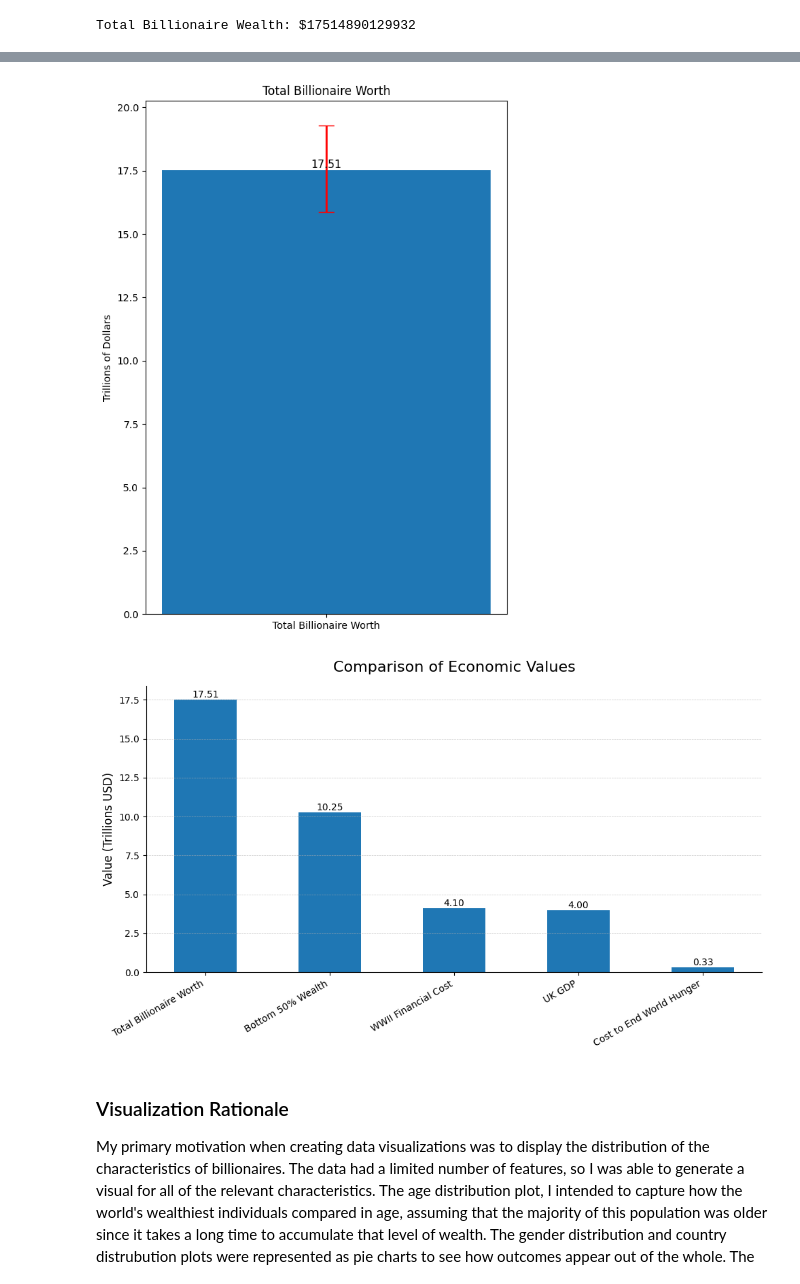
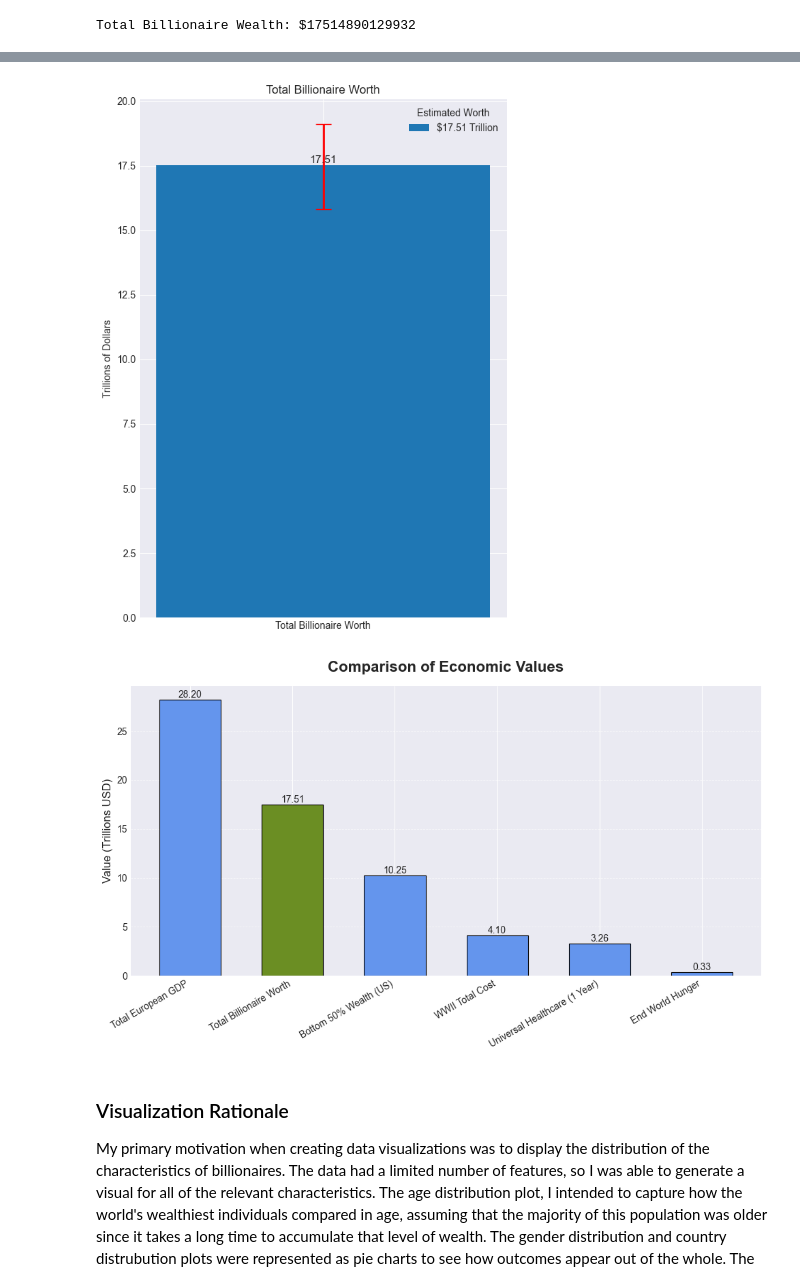
Before and after one commit to masonnicoletti/billionaire-analysis, a Jupyter notebook: pipeline/data_analysis.ipynb, the cells around one changed output, grey strips where cells are left out. Cells and saved outputs as stored; diff of their text form; code cells hidden in the pictures.

```diff
--- a/pipeline/data_analysis.ipynb
+++ b/pipeline/data_analysis.ipynb
@@ -284,9 +284,9 @@ bottom_50_worth = 10246860 * 1000000
 world_hunger = 330 * 1000000000
 
 # Worldometer
-# https://www.worldometers.info/gdp/uk-gdp/
-# UK GDP (2025)
-uk_gdp = 4003022000000
+# https://www.worldometers.info/gdp/gdp-by-country/?source=imf&region=europe&year=2025&metric=nominal
+# Europe GDP (2025)
+eu_gdp = 28.2 * 1000000000000
 
 # Golden Eagle
 # https://www.goldeneaglecoin.com/Guide/value-of-all-the-gold-in-the-world
@@ -297,15 +297,21 @@ gold_value = 24397107332381.90
 # https://historyandheritage.cityofparramatta.nsw.gov.au/research-topics/world-war-two/world-war-two-financial-cost
 # World War II financial cost (inflation-adjusted)
 ww2_cost = 4.1 * 1000000000000
+
+# Mercatus Center
+# https://www.mercatus.org/research/working-papers/costs-national-single-payer-healthcare-system
+# Universal Health Care (1 year)
+health_care = (32.6 * 1000000000000) / 10
 # %%
 # Assemble values to dictionary
 
 worth_dict = {
+    "Total European GDP": eu_gdp,
     "Total Billionaire Worth": total_bill_worth,
-    "Bottom 50% Wealth": bottom_50_worth,
-    "WWII Financial Cost": ww2_cost,
-    "UK GDP": uk_gdp,
-    "Cost to End World Hunger": world_hunger,
+    "Bottom 50% Wealth (US)": bottom_50_worth,
+    "WWII Total Cost": ww2_cost,
+    "Universal Healthcare (1 Year)": health_care,
+    "End World Hunger": world_hunger
 }
 # %%
 # Visualize total billionaire worth as a bar
@@ -314,62 +320,71 @@ total_worth_t = total_bill_worth / 1e12
 err_low = error_bar[0] / 1e12
 err_high = error_bar[1] / 1e12
 
+label = f"${total_worth_t:.2f} Trillion"
+
 plt.figure(figsize=(6, 8))
 plt.bar(
     ["Total Billionaire Worth"],
     [total_worth_t],
-    width=0.4,  # narrower bar
+    width=1,
     yerr=[[err_low], [err_high]],
     capsize=8,
-    error_kw=dict(ecolor='red', linewidth=2)  # red error bar
+    error_kw=dict(ecolor='red', linewidth=2),
+    label=label
 )
 plt.text(0, total_worth_t, f"{total_worth_t:.2f}", ha='center', va='bottom', fontsize=11)
 plt.title("Total Billionaire Worth")
 plt.ylabel("Trillions of Dollars")
 plt.tight_layout()
+plt.legend(title="Estimated Worth")
 plt.savefig("../figures/total_billionaire_worth.png")
 plt.show()
 
 logger.info("Visualize total billionaire worth")
 # %% [output]
-[figure, old version]
+[figure, new version]
 # %%
 # Visualize total billionaire worth in relation to other values
+
+plt.style.use("seaborn-v0_8-darkgrid")
 
 worth_trillions = {k: v / 1e12 for k, v in worth_dict.items()}
 labels = list(worth_trillions.keys())
 values = list(worth_trillions.values())
 x = np.arange(len(labels))
+colors = ["cornflowerblue" if i != 1 else "olivedrab" for i in range(len(values))]
 
 plt.figure(figsize=(10, 6))
-bars = plt.bar(x, values, width=0.5)
-plt.title("Comparison of Economic Values", fontsize=16, pad=15)
+bars = plt.bar(x, values, width=0.6, edgecolor="black", linewidth=0.8, color=colors)
+
+plt.title("Comparison of Economic Values", fontsize=16, weight="bold", pad=15)
 plt.ylabel("Value (Trillions USD)", fontsize=12)
 plt.xticks(x, labels, rotation=30, ha='right')
-
 ax = plt.gca()
 ax.spines['top'].set_visible(False)
 ax.spines['right'].set_visible(False)
-plt.grid(axis='y', linestyle='--', linewidth=0.5, alpha=0.7)
+
+ax.grid(axis='y', linestyle='--', linewidth=0.6, alpha=0.6)
+ax.set_axisbelow(True)
 
 for bar in bars:
     height = bar.get_height()
     plt.text(
         bar.get_x() + bar.get_width() / 2,
         height,
         f"{height:.2f}",
         ha='center',
         va='bottom',
         fontsize=10
     )
 
 plt.tight_layout()
 plt.savefig("../figures/economic_comparison.png", dpi=300)
 plt.show()
 
 logger.info("Visualize economic comparison")
 # %% [output]
-[figure, old version]
+[figure, new version]
 # %% [markdown]
 ### Visualization Rationale
 
```
Also changed, not shown: parts of 16 cells of this notebook, 9 other files.
